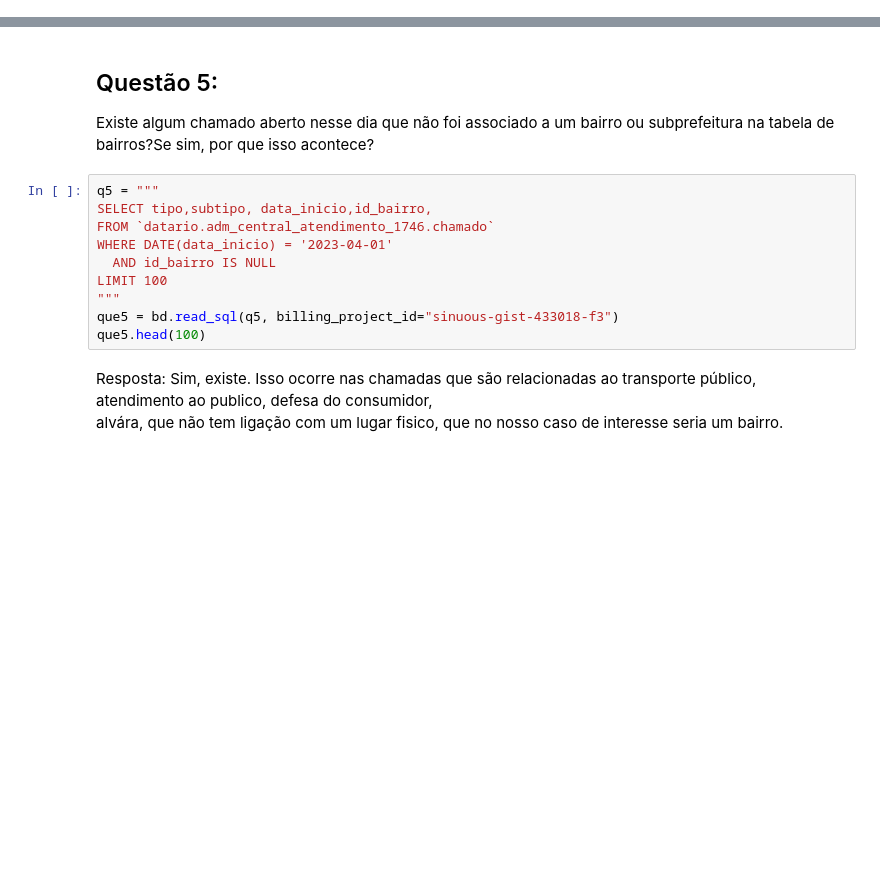
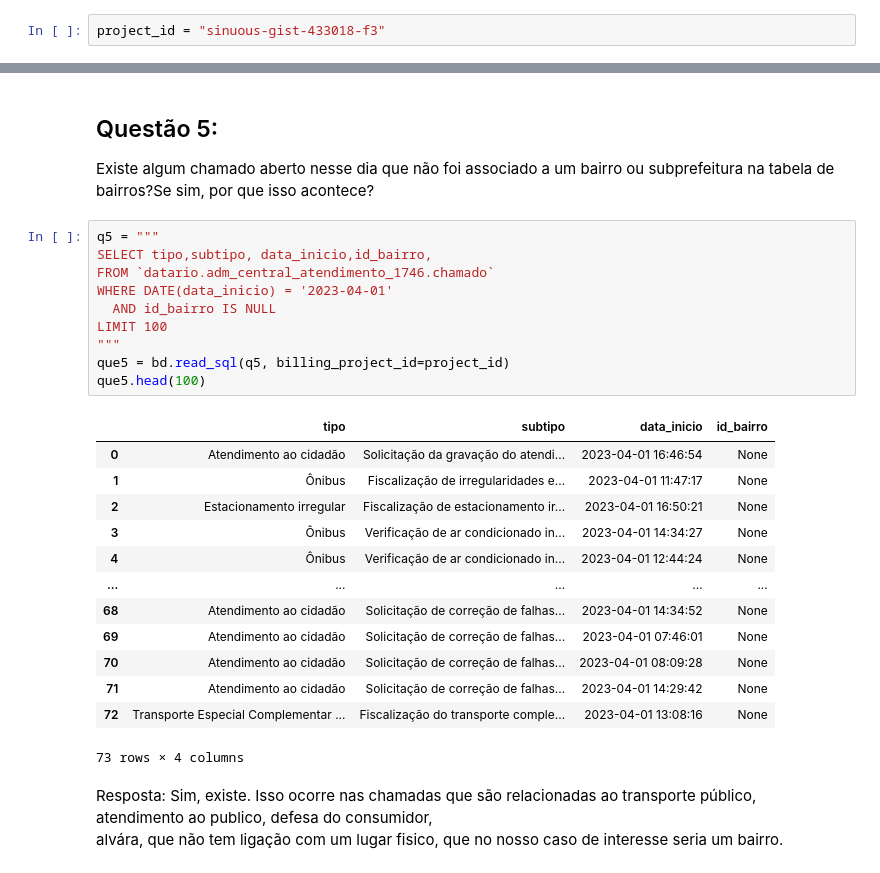
Before and after one commit to felipsants/emd-desafio-junior-data-scientist, a Jupyter notebook: PYTHON/analise_python.ipynb, the cells around one changed output, grey strips where cells are left out. Cells and saved outputs as stored; diff of their text form; blank space fills up the shorter version.

Commit message:
update billing_project_id

```diff
--- a/PYTHON/analise_python.ipynb
+++ b/PYTHON/analise_python.ipynb
@@ -13,3 +33,5 @@ from IPython.display import display
+# %%
+project_id = "sinuous-gist-433018-f3"
 # %% [markdown]
 ## Questão 1
 Quantos chamados foram abertos no dia 01/04/2023?
@@ -95,13 +136,27 @@ Existe algum chamado aberto nesse dia que não foi associado a um bairro ou subp
 # %%
 q5 = """
 SELECT tipo,subtipo, data_inicio,id_bairro,
 FROM `datario.adm_central_atendimento_1746.chamado`
 WHERE DATE(data_inicio) = '2023-04-01'
   AND id_bairro IS NULL
 LIMIT 100
 """
-que5 = bd.read_sql(q5, billing_project_id="sinuous-gist-433018-f3")
+que5 = bd.read_sql(q5, billing_project_id=project_id)
 que5.head(100)
+# %% [output]
+|  | tipo | subtipo | data_inicio | id_bairro |
+| 0 | Atendimento ao cidadão | Solicitação da gravação do atendi... | 2023-04-01 16:46:54 | None |
+| 1 | Ônibus | Fiscalização de irregularidades e... | 2023-04-01 11:47:17 | None |
+| 2 | Estacionamento irregular | Fiscalização de estacionamento ir... | 2023-04-01 16:50:21 | None |
+| 3 | Ônibus | Verificação de ar condicionado in... | 2023-04-01 14:34:27 | None |
+| 4 | Ônibus | Verificação de ar condicionado in... | 2023-04-01 12:44:24 | None |
+| ... | ... | ... | ... | ... |
+| 68 | Atendimento ao cidadão | Solicitação de correção de falhas... | 2023-04-01 14:34:52 | None |
+| 69 | Atendimento ao cidadão | Solicitação de correção de falhas... | 2023-04-01 07:46:01 | None |
+| 70 | Atendimento ao cidadão | Solicitação de correção de falhas... | 2023-04-01 08:09:28 | None |
+| 71 | Atendimento ao cidadão | Solicitação de correção de falhas... | 2023-04-01 14:29:42 | None |
+| 72 | Transporte Especial Complementar ... | Fiscalização do transporte comple... | 2023-04-01 13:08:16 | None |
+73 rows × 4 columns
 # %% [markdown]
 Resposta:
 Sim, existe. Isso ocorre nas chamadas que são relacionadas ao transporte público, atendimento ao publico, defesa do consumidor,<br>
```
Also changed, not shown: parts of 12 cells of this notebook.
